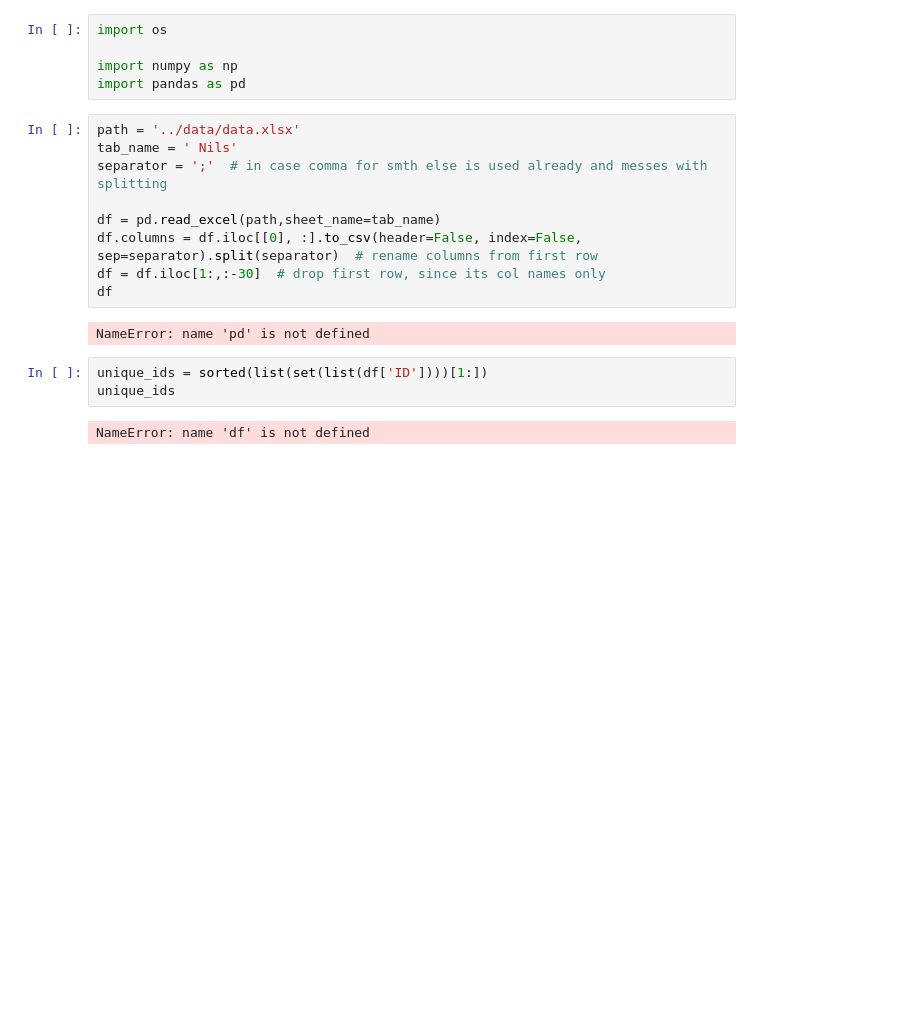
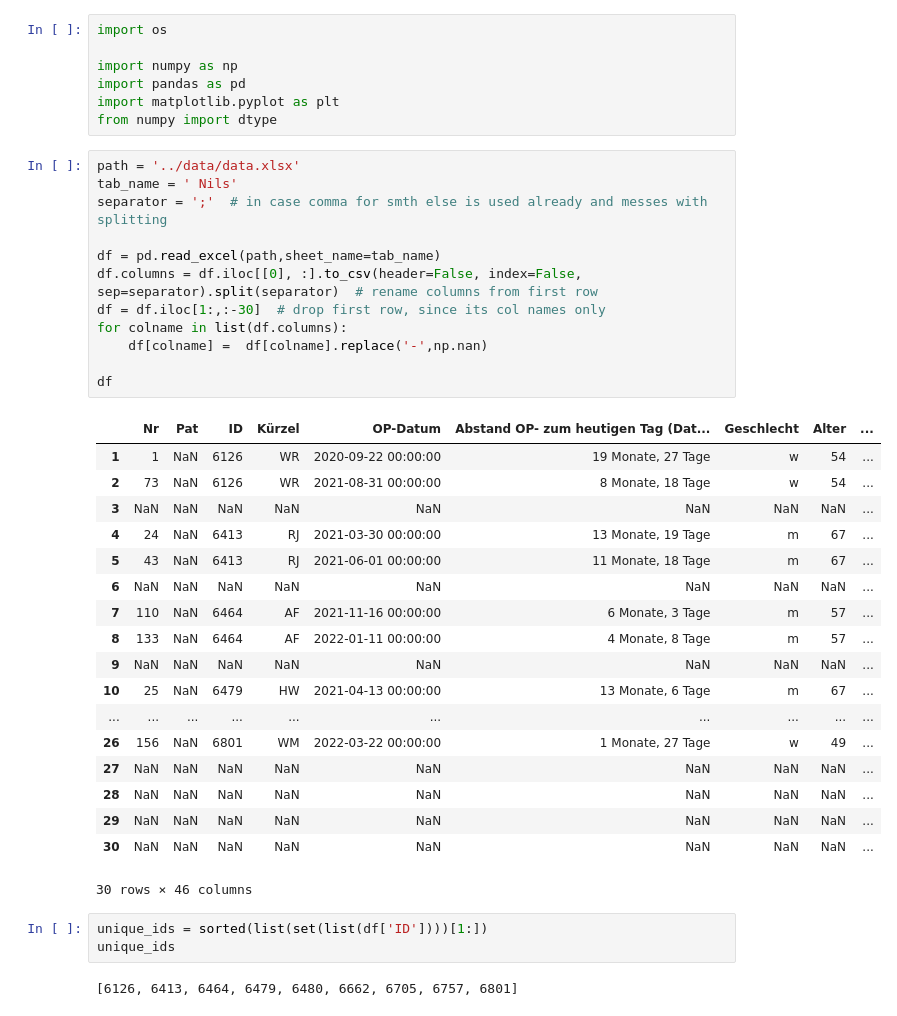
Before and after one commit to Faydyn/pyoptodata, a Jupyter notebook: notebooks/optodata.ipynb, the cells around one changed output. Saved outputs shown, nothing was run; the diff lists cells and outputs as text; blank space fills up the shorter version.

```diff
--- a/notebooks/optodata.ipynb
+++ b/notebooks/optodata.ipynb
@@ -3,22 +3,44 @@ import os
 
 import numpy as np
 import pandas as pd
+import matplotlib.pyplot as plt
+from numpy import dtype
 # %%
 path = '../data/data.xlsx'
 tab_name = ' Nils'
 separator = ';'  # in case comma for smth else is used already and messes with splitting
 
 df = pd.read_excel(path,sheet_name=tab_name)
 df.columns = df.iloc[[0], :].to_csv(header=False, index=False, sep=separator).split(separator)  # rename columns from first row
 df = df.iloc[1:,:-30]  # drop first row, since its col names only
+for colname in list(df.columns):
+    df[colname] =  df[colname].replace('-',np.nan)
+
 df
 # %% [output]
+|  | Nr | Pat | ID | Kürzel | OP-Datum | Abstand OP- zum heutigen Tag (Dat... | Geschlecht | Alter | ... |
+| 1 | 1 | NaN | 6126 | WR | 2020-09-22 00:00:00 | 19 Monate, 27 Tage | w | 54 | ... |
+| 2 | 73 | NaN | 6126 | WR | 2021-08-31 00:00:00 | 8 Monate, 18 Tage | w | 54 | ... |
+| 3 | NaN | NaN | NaN | NaN | NaN | NaN | NaN | NaN | ... |
+| 4 | 24 | NaN | 6413 | RJ | 2021-03-30 00:00:00 | 13 Monate, 19 Tage | m | 67 | ... |
+| 5 | 43 | NaN | 6413 | RJ | 2021-06-01 00:00:00 | 11 Monate, 18 Tage | m | 67 | ... |
+| 6 | NaN | NaN | NaN | NaN | NaN | NaN | NaN | NaN | ... |
+| 7 | 110 | NaN | 6464 | AF | 2021-11-16 00:00:00 | 6 Monate, 3 Tage | m | 57 | ... |
+| 8 | 133 | NaN | 6464 | AF | 2022-01-11 00:00:00 | 4 Monate, 8 Tage | m | 57 | ... |
+| 9 | NaN | NaN | NaN | NaN | NaN | NaN | NaN | NaN | ... |
+| 10 | 25 | NaN | 6479 | HW | 2021-04-13 00:00:00 | 13 Monate, 6 Tage | m | 67 | ... |
+| ... | ... | ... | ... | ... | ... | ... | ... | ... | ... |
+| 26 | 156 | NaN | 6801 | WM | 2022-03-22 00:00:00 | 1 Monate, 27 Tage | w | 49 | ... |
+| 27 | NaN | NaN | NaN | NaN | NaN | NaN | NaN | NaN | ... |
+| 28 | NaN | NaN | NaN | NaN | NaN | NaN | NaN | NaN | ... |
+| 29 | NaN | NaN | NaN | NaN | NaN | NaN | NaN | NaN | ... |
+| 30 | NaN | NaN | NaN | NaN | NaN | NaN | NaN | NaN | ... |
-NameError: name 'pd' is not defined
+30 rows × 46 columns
 # %%
 unique_ids = sorted(list(set(list(df['ID'])))[1:])
 unique_ids
 # %% [output]
-NameError: name 'df' is not defined
+[6126, 6413, 6464, 6479, 6480, 6662, 6705, 6757, 6801]
 # %%
 def get_mean_std_from_col_and_side(colname, side, df=df):
     _df = pd.DataFrame()
```
Also changed, not shown: parts of 10 cells of this notebook.
